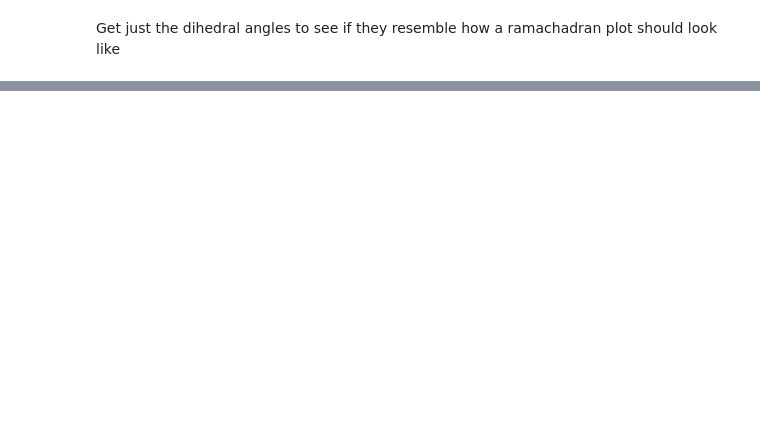
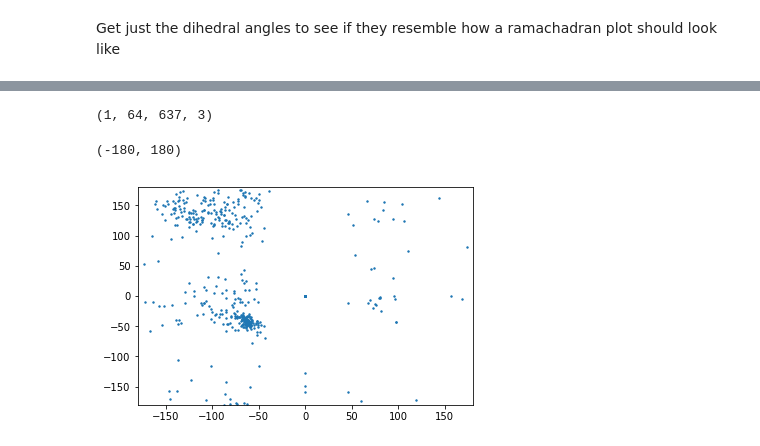
Before and after one commit to m3h0w/protein-dihedral-angles-prediction, a Jupyter notebook: Train using tensorflow input.ipynb, the cells around one changed output, grey strips where cells are left out. Drawn from its saved outputs; the diff is of its cells as text; code cells hidden in the pictures; blank space fills up the shorter version.

```diff
--- a/Train using tensorflow input.ipynb
+++ b/Train using tensorflow input.ipynb
@@ -347,5 +435,5 @@ with tf.Session() as sess:
     coord = tf.train.Coordinator()
     threads = tf.train.start_queue_runners(coord=coord, sess=sess)
 
-    dihedral_angles_ = sess.run([dihedral_angles])
+    dihedral_angles_, euclidean_coordinates_, all_4_len_slices_euc_coord_ = sess.run([dihedral_angles, euclidean_coordinates, all_4_len_slices_euc_coord])
     coord.request_stop()
@@ -352,5 +460,14 @@ with tf.Session() as sess:
+# %%
+np.array(dihedral_angles_).shape
+# %% [output]
+(1, 64, 637, 3)
 # %%
-alpha = np.array(dihedral_angles_)[0,:,:,0]
-beta = np.array(dihedral_angles_)[0,:,:,2]
+alpha = tf_rad2deg(np.array(dihedral_angles_)[:,:,0])
+beta = tf_rad2deg(np.array(dihedral_angles_)[:,:,2])
 # %%
-plt.scatter(beta[3], alpha[3], s=2)
+plt.scatter(beta[9], alpha[9], s=2)
+plt.xlim((-180,180))
+plt.ylim((-180,180))
+# %% [output]
+(-180, 180)
+[figure, added]
```
Also changed, not shown: parts of 8 cells of this notebook.
